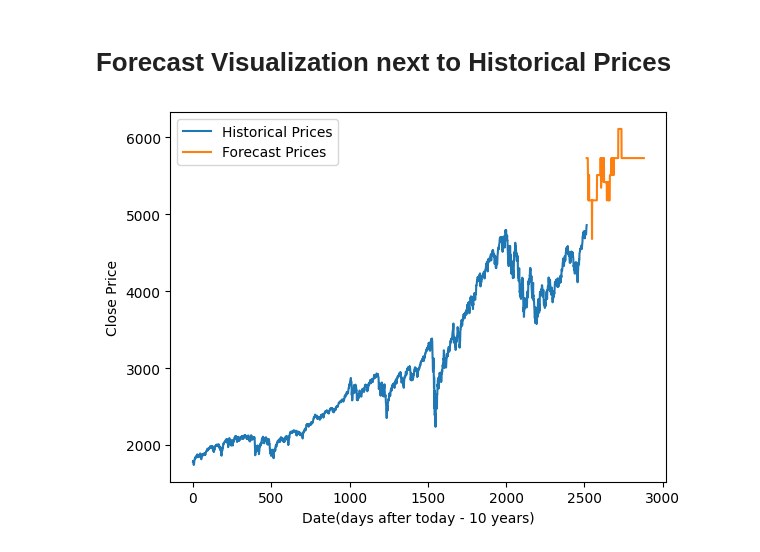
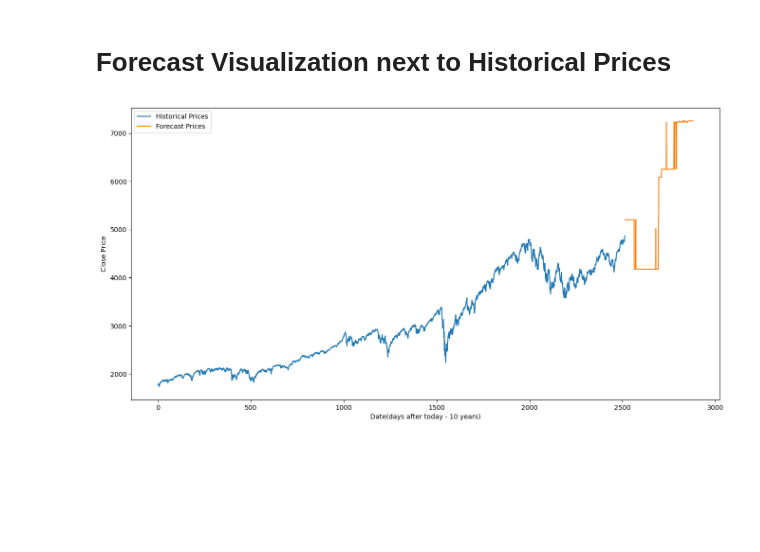
Before and after one commit to liamjdavis/Stock-Forecasters, a Jupyter notebook: GRU.ipynb, the cells around one changed output. Drawn from its saved outputs; the diff is of its cells as text; code cells hidden in the pictures; blank space fills up the shorter version.

```diff
--- a/GRU.ipynb
+++ b/GRU.ipynb
@@ -161,5 +162,5 @@ X, y = createDataset(prices, lookback)
 # reshape training set
 X = np.reshape(X, (X.shape[0], 1, X.shape[1]))
 
-model.fit(X, y)
+model.fit(X, y, epochs=50, batch_size=200, verbose=False)
 # %% [output]
@@ -190,17 +189,18 @@ for i in range(forecast_days):
 # Forecast Visualization next to Historical Prices
 # %%
 # plot historical prices
+plt.figure(figsize=(16, 8))
 plt.plot(scaler.inverse_transform(prices), label='Historical Prices')
 
 # set forecast price range and plot forecast prices
 forecast_range = range(len(prices)-1, len(prices)+len(forecast_prices)-1)
 plt.plot(forecast_range, forecast_prices, label='Forecast Prices')
 
 # add labels and legend
 plt.xlabel('Date(days after today - 10 years)')
 plt.ylabel('Close Price')
 plt.legend()
 
 plt.show()
 # %% [output]
-[figure, old version]
+[figure, new version]
```
Also changed, not shown: parts of 8 cells of this notebook.
